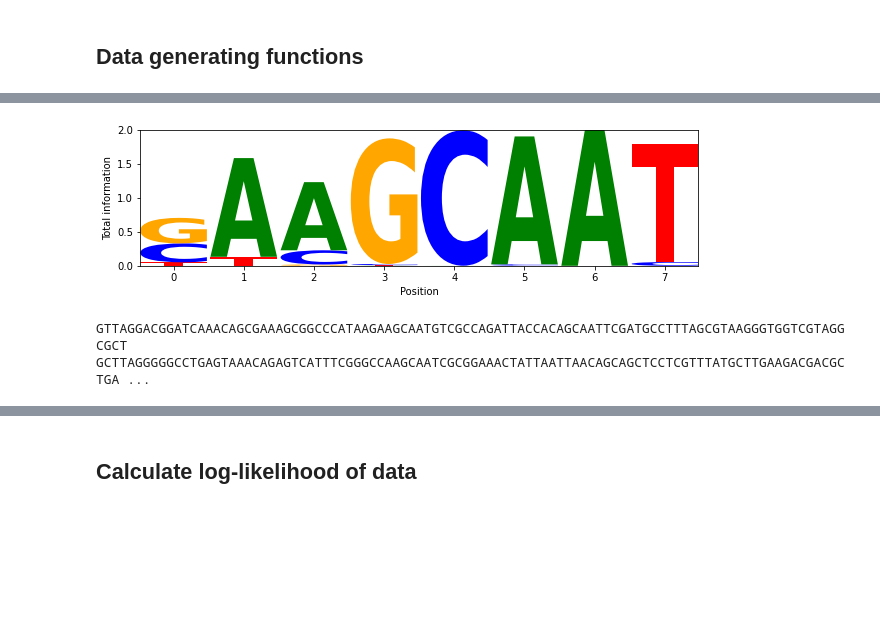
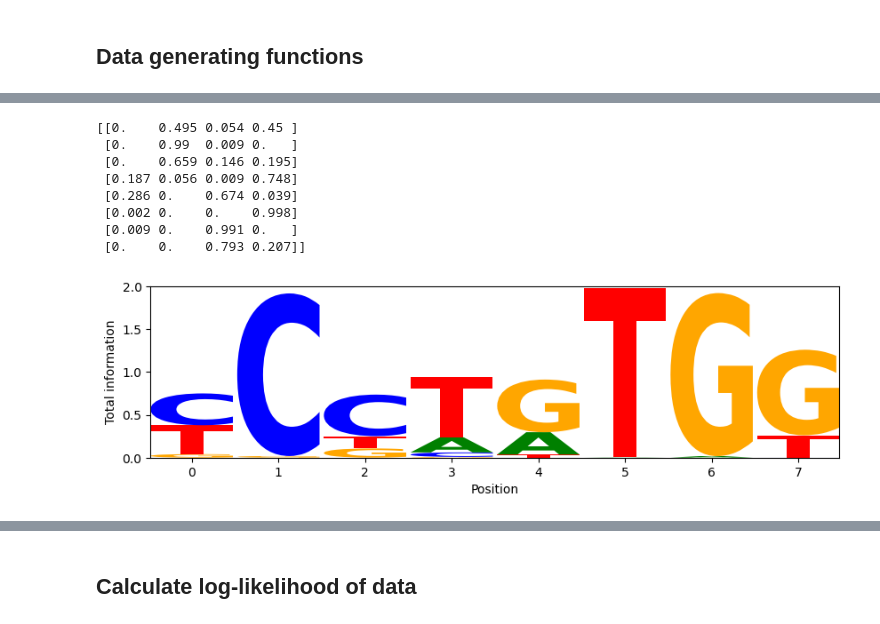
Before and after one commit to regevs/practical, a Jupyter notebook: EM-MCMC.ipynb, the cells around one changed output, grey strips where cells are left out. Saved outputs shown, nothing was run; the diff lists cells and outputs as text; code cells hidden in the pictures; blank space fills up the shorter version.

```diff
--- a/EM-MCMC.ipynb
+++ b/EM-MCMC.ipynb
@@ -129,0 +32,38 @@ def generate_sequences(motif):
+# %%
+def sample_motif(motif_length=motif_length, alpha=0.1):
+    """
+    Sample a motif from the dirichlet distribution
+    """
+    return *** # fill using rng.dirichlet()
+
+
+def sample_sequence_from_motif(motif):
+    """
+    Sample an instance of the motif from the distribution defined by the motif
+    """
+    # Initialize the sequence array
+    motif_sequence = np.zeros(motif_length, dtype=int)
+
+    # Draw each sequence element from motif
+    for k in range(motif_length):
+        motif_sequence[k] = *** # fill using rng.choice()
+
+    return motif_sequence
+
+
+def generate_sequences(motif):
+    """
+    Sample a set of sequences, with a single instance of the motif
+    embedded at a random position in each sequence
+    """
+    # Initialize the sequences matrix with random bases
+    sequences = rng.integers(4, size=(num_sequences, sequence_length))
+
+    # Draw positions for motifs
+    positions = rng.integers(sequence_length - motif_length + 1, size=num_sequences)
+
+    # Per full sequence, draw from motif and insert
+    for n in range(num_sequences):
+        *** # replace the subsequence of length motif_length at positions[n] with a motif instance
+
+    return sequences, positions
@@ -130,11 +131,14 @@ def generate_sequences(motif):
 # %%
-M = sample_motif()
-sequences, positions = generate_sequences(M)
+M = sample_motif(alpha = 0.1)
+print_motif(M)
+draw_motif(M)
+# %% [output]
+[[0.    0.495 0.054 0.45 ]
+ [0.    0.99  0.009 0.   ]
+ [0.    0.659 0.146 0.195]
+ [0.187 0.056 0.009 0.748]
+ [0.286 0.    0.674 0.039]
+ [0.002 0.    0.    0.998]
+ [0.009 0.    0.991 0.   ]
+ [0.    0.    0.793 0.207]]
+[figure, added]
-# %%
-draw_motif(M)
-# %% [output]
-[figure, removed]
-# %%
-draw_sequences(sequences[:20], positions)
-# %% [output]
-GTTAGGACGGATCAAACAGCGAAAGCGGCCCATAAGAAGCAATGTCGCCAGATTACCACAGCAATTCGATGCCTTTAGCGTAAGGGTGGTCGTAGGCGCT GCTTAGGGGGCCTGAGTAAACAGAGTCATTTCGGGCCAAGCAATCGCGGAAACTATTAATTAACAGCAGCTCCTCGTTTATGCTTGAAGACGACGCTGA ...
```
Also changed, not shown: parts of 38 cells of this notebook.
